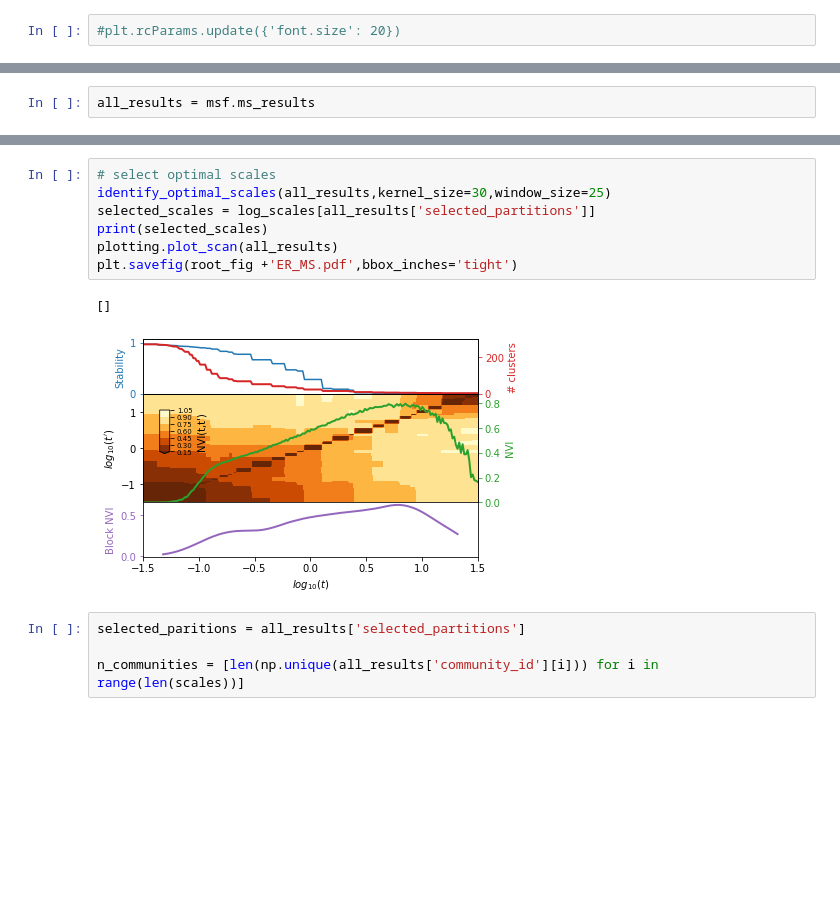
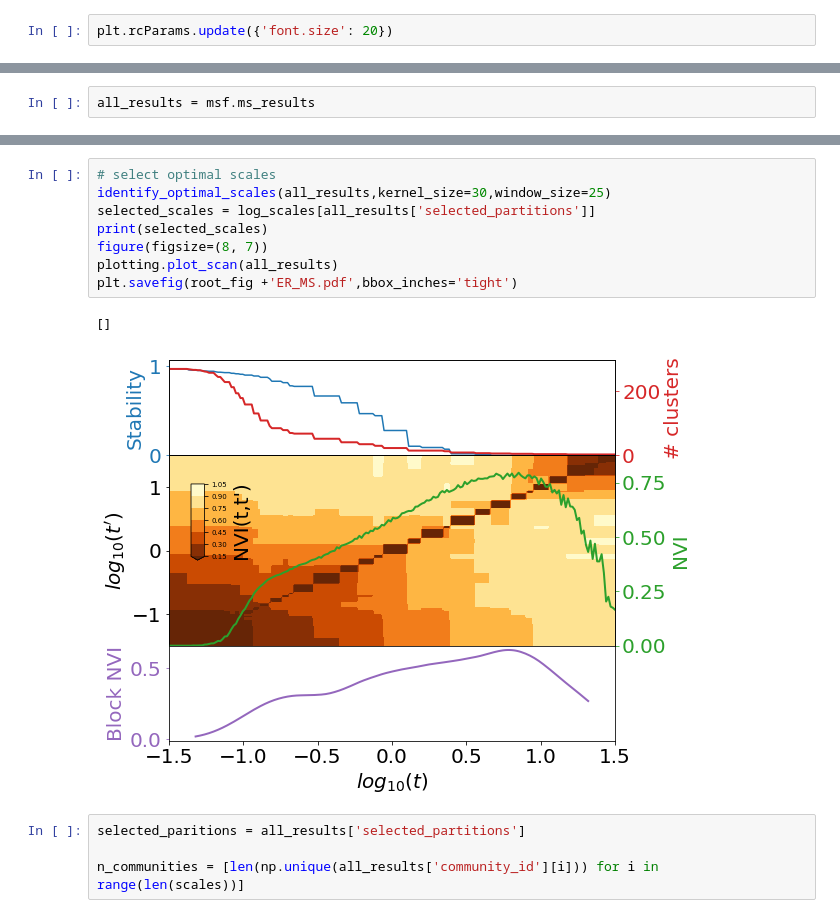
Before and after one commit to barahona-research-group/MCF, a Jupyter notebook: notebooks/220426_Erdos_Renyi.ipynb, the cells around one changed output, grey strips where cells are left out. Cells and saved outputs as stored; diff of their text form; blank space fills up the shorter version.

```diff
--- a/notebooks/220426_Erdos_Renyi.ipynb
+++ b/notebooks/220426_Erdos_Renyi.ipynb
@@ -19,7 +21,7 @@ from msfiltration import MSF
 # %%
 root_fig = '/home/tc/OneDrive/Software/MSFiltration/figures/'
 # %%
-#plt.rcParams.update({'font.size': 20})
+plt.rcParams.update({'font.size': 20})
 # %% [markdown]
 # Sample network from ER model
 # %%
@@ -117,13 +119,14 @@ plt.show()
 # %%
 # select optimal scales
 identify_optimal_scales(all_results,kernel_size=30,window_size=25)
 selected_scales = log_scales[all_results['selected_partitions']]
 print(selected_scales)
+figure(figsize=(8, 7))
 plotting.plot_scan(all_results)
 plt.savefig(root_fig +'ER_MS.pdf',bbox_inches='tight')
 # %% [output]
 []
-[figure, old version]
+[figure, new version]
 # %%
 selected_paritions = all_results['selected_partitions']
 
```
Also changed, not shown: parts of 7 cells of this notebook.
